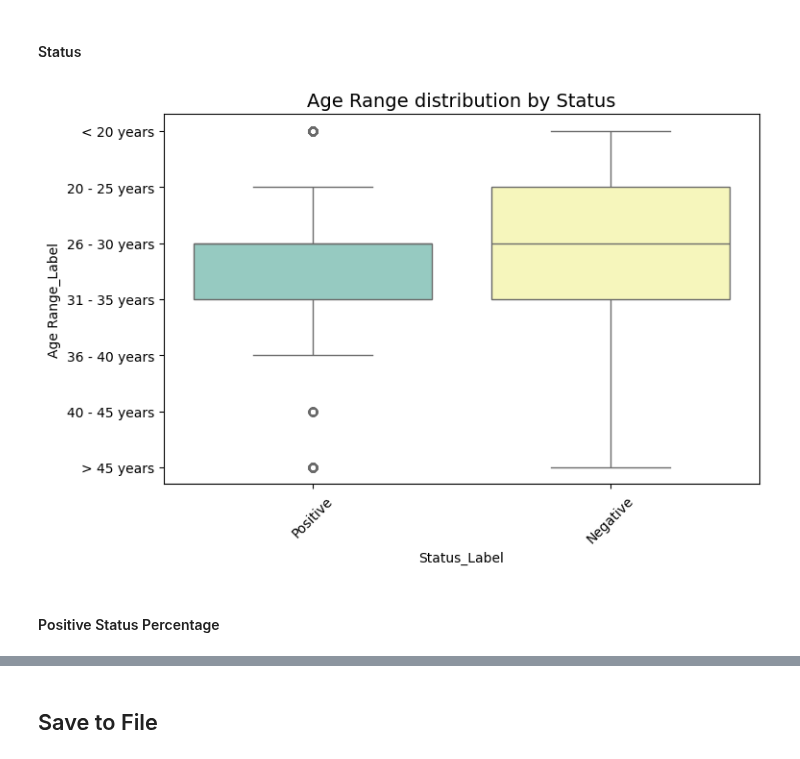
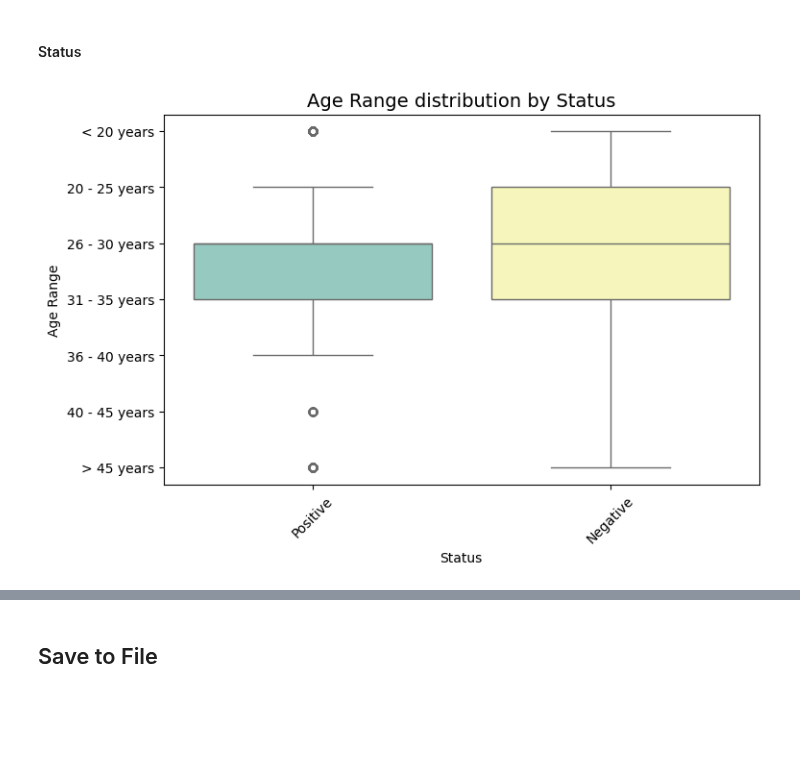
Before and after one commit to bertiandrea/ProjectWork_AEQUITAS_AKKODIS, a Jupyter notebook: code/Akkodis_Fairness_Analysis_PRE.ipynb, the cells around one changed output, grey strips where cells are left out. Cells and saved outputs as stored; diff of their text form; code cells hidden in the pictures; blank space fills up the shorter version.

```diff
--- a/code/Akkodis_Fairness_Analysis_PRE.ipynb
+++ b/code/Akkodis_Fairness_Analysis_PRE.ipynb
@@ -410,6 +433,4 @@ Feature: Italian Residence -- ['Yes', 'No']
 # %%
-config['categorical_columns'].append('Status')
-
 mask = np.zeros(len(df), dtype=bool)
 for col, valid_values in config['status_positive_conditions'].items():
     mask |= df[col].isin(valid_values)
@@ -470,17 +446,0 @@ Feature: Status -- ['Positive', 'Negative']
-# %%
-encoding_mappings = {}
-
-for col in config['categorical_columns']:
-    if col in config['categorical_columns_custom_orders']:
-        df[f"{col}_encoded"] = pd.Categorical(df[col], categories=config['categorical_columns_custom_orders'][col], ordered=True).codes
-        encoding_mappings[col] = {cat: i for i, cat in enumerate(config['categorical_columns_custom_orders'][col])}
-    else:
-        encoder = LabelEncoder()
-        df[f"{col}_encoded"] = encoder.fit_transform(df[col].astype(str))
-        encoding_mappings[col] = dict(zip(encoder.classes_, encoder.transform(encoder.classes_)))
-
-df = df.drop(columns=config['categorical_columns'])
-
-pprint(encoding_mappings)
-
-df.head()
@@ -618,31 +568,20 @@ for snstv_col in config['visualize_distributions_columns_by_feature']:
 #### Status
 # %%
 for snstv_col in config['visualize_distributions_columns_by_status']:
-    sensitive_map = {v: k for k, v in encoding_mappings[snstv_col].items()}
-    status_map = {v: k for k, v in encoding_mappings['Status'].items()}
+    order = config['categorical_columns_custom_orders'].get(snstv_col)
 
-    plot_df = df.copy()
-    plot_df[f"{snstv_col}_Label"] = plot_df[f"{snstv_col}_encoded"].map(sensitive_map)
-    plot_df["Status_Label"] = plot_df["Status_encoded"].map(status_map)
-
-    if snstv_col in config['categorical_columns_custom_orders']:
-        plot_df[f"{snstv_col}_Label"] = pd.Categorical(
-            plot_df[f"{snstv_col}_Label"],
-            categories=config['categorical_columns_custom_orders'][snstv_col],
-            ordered=True
-        )
-
+    df_plot = df.copy()
+    if order:
+        df_plot[snstv_col] = pd.Categorical(df_plot[snstv_col], categories=order, ordered=True)
     plt.figure(figsize=(8, 5))
     sns.boxplot(
-        data=plot_df,
-        x="Status_Label",
-        y=f"{snstv_col}_Label",
+        data=df_plot,
+        x="Status",
+        y=snstv_col,
         palette="Set3",
-        hue="Status_Label",
+        hue="Status",
     )
     plt.title(f"{snstv_col} distribution by Status", fontsize=14)
     plt.xticks(rotation=45)
 # %% [output]
-[figure, old version]
+[figure, new version]
-# %% [markdown]
-#### Positive Status Percentage
```
Also changed, not shown: parts of 28 cells of this notebook, 4 other files.
